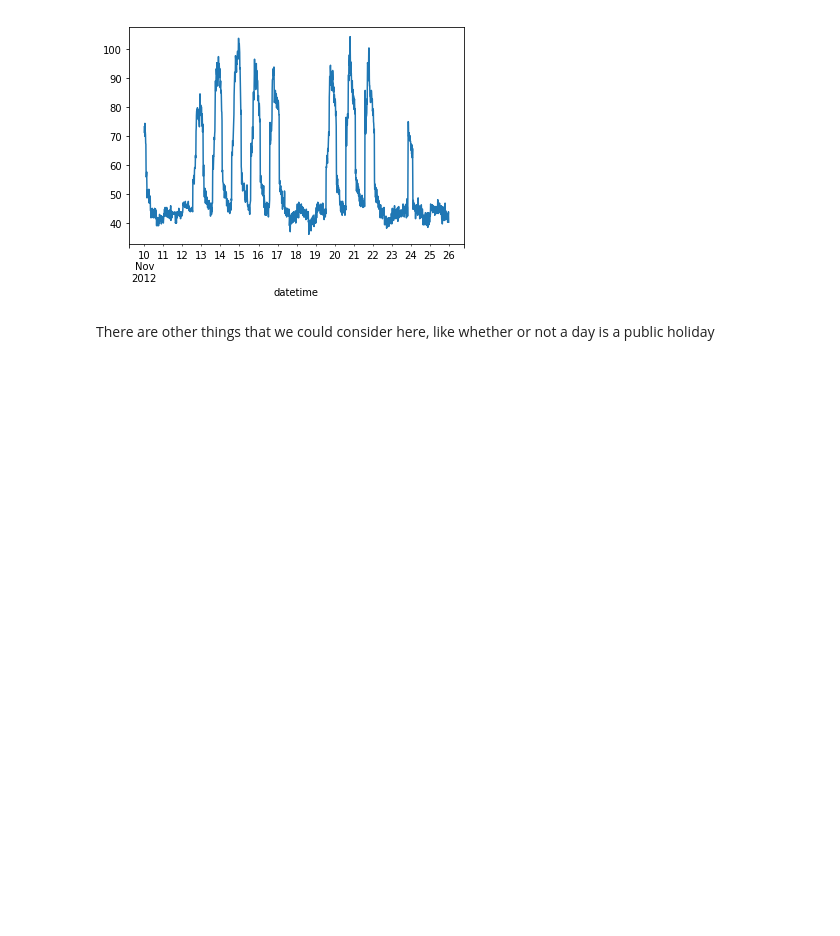
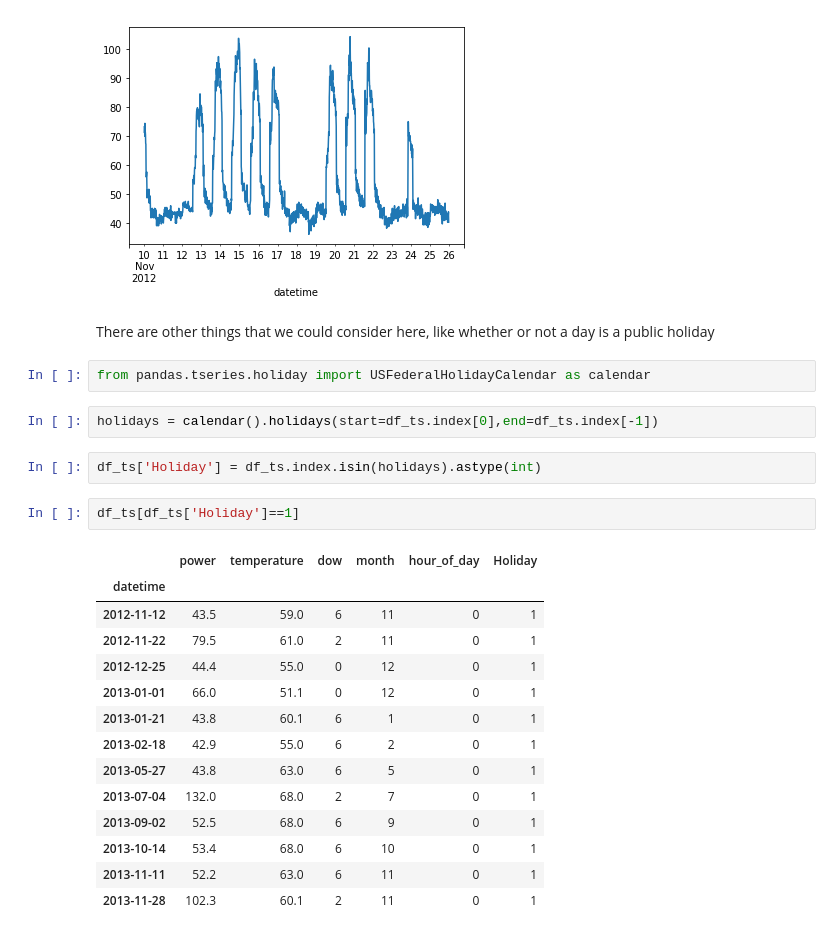
Before and after one commit to rmartinshort/mini_projects, a Jupyter notebook: load_curve_example/energy_use_prediction2.ipynb, the cells around one changed output. Drawn from its saved outputs; the diff is of its cells as text; blank space fills up the shorter version.

Commit message:
added snippet for public holidays

```diff
--- a/load_curve_example/energy_use_prediction2.ipynb
+++ b/load_curve_example/energy_use_prediction2.ipynb
@@ -541,3 +540,26 @@ y_train['2012-11-10':'2012-11-25'].plot()
 [figure]
 # %% [markdown]
 There are other things that we could consider here, like whether or not a day is a public holiday
+# %%
+from pandas.tseries.holiday import USFederalHolidayCalendar as calendar
+# %%
+holidays = calendar().holidays(start=df_ts.index[0],end=df_ts.index[-1])
+# %%
+df_ts['Holiday'] = df_ts.index.isin(holidays).astype(int)
+# %%
+df_ts[df_ts['Holiday']==1]
+# %% [output]
+|  | power | temperature | dow | month | hour_of_day | Holiday |
+| datetime |  |  |  |  |  |  |
+| 2012-11-12 | 43.5 | 59.0 | 6 | 11 | 0 | 1 |
+| 2012-11-22 | 79.5 | 61.0 | 2 | 11 | 0 | 1 |
+| 2012-12-25 | 44.4 | 55.0 | 0 | 12 | 0 | 1 |
+| 2013-01-01 | 66.0 | 51.1 | 0 | 12 | 0 | 1 |
+| 2013-01-21 | 43.8 | 60.1 | 6 | 1 | 0 | 1 |
+| 2013-02-18 | 42.9 | 55.0 | 6 | 2 | 0 | 1 |
+| 2013-05-27 | 43.8 | 63.0 | 6 | 5 | 0 | 1 |
+| 2013-07-04 | 132.0 | 68.0 | 2 | 7 | 0 | 1 |
+| 2013-09-02 | 52.5 | 68.0 | 6 | 9 | 0 | 1 |
+| 2013-10-14 | 53.4 | 68.0 | 6 | 10 | 0 | 1 |
+| 2013-11-11 | 52.2 | 63.0 | 6 | 11 | 0 | 1 |
+| 2013-11-28 | 102.3 | 60.1 | 2 | 11 | 0 | 1 |
```
Also changed, not shown: parts of 1 cell of this notebook, 1 other file.
